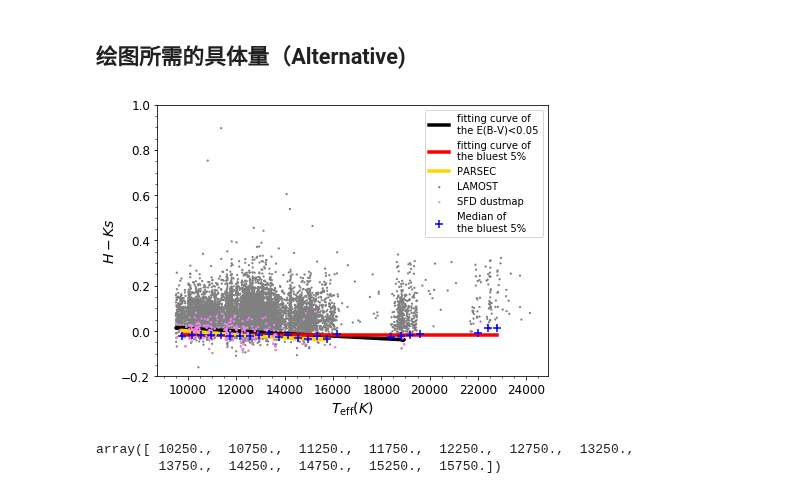
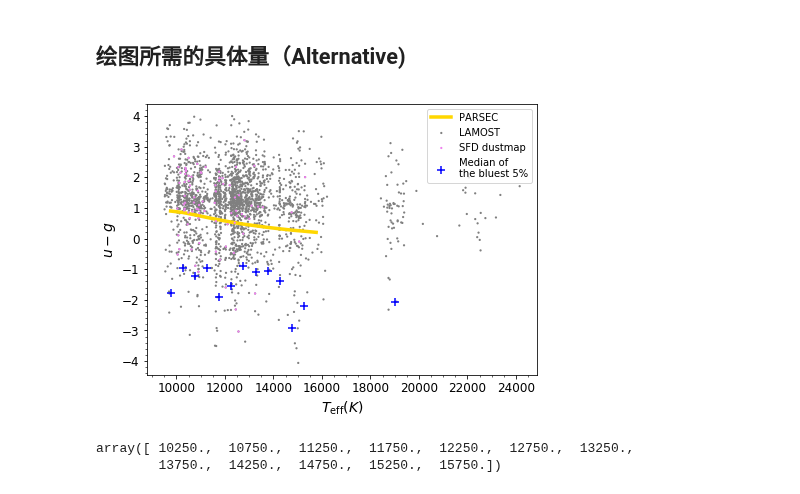
Before and after one commit to DengDingshan/OBIC_serious, a Jupyter notebook: LAMOST_fitcurve_pandas-New2.ipynb, the cells around one changed output. Saved outputs shown, nothing was run; the diff lists cells and outputs as text; code cells hidden in the pictures.

```diff
--- a/LAMOST_fitcurve_pandas-New2.ipynb
+++ b/LAMOST_fitcurve_pandas-New2.ipynb
@@ -272,14 +274,14 @@ bin_width_par = 500
 teff_start_par = np.min(starcatalog_fram_fil[teff])
 teff_end_par = np.max(starcatalog_fram_fil[teff])
 
-parseccolor1 = color1+'mag'
-parseccolor2 = color2+'mag'
+parseccolor1 = color1#+'mag'
+parseccolor2 = color2#+'mag'
 color_total = []
 teff_total = []
 for i in range(int((teff_end_par-teff_start_par)/bin_width_par)):
     parsecframe_bin = parsecframe[( (teff_start_par+i*bin_width_par) <=10**parsecframe['logTe']) & \
                 (10**parsecframe['logTe']< (teff_start_par+ (i+1)*bin_width_par) )]
-    color_total.append(np.median(np.array(parsecframe_bin[parseccolor1]-parsecframe_bin['Ksmag'])))#'Ksmag''NUVmag'
+    color_total.append(np.median(np.array(parsecframe_bin[parseccolor1]-parsecframe_bin[parseccolor2])))#'Ksmag''NUVmag'
     teff_total.append(teff_start_par+(i+0.5)*bin_width_par)
 
 parsec_color = np.array(color_total)
@@ -296,7 +298,7 @@ parsec_teff = np.array(teff_total)
 #teff_start = min(starcatalog_fram_fil[teff])-min(starcatalog_fram_fil[teff])%(bin_width / 2)
 
 teff_start= np.min(starcatalog_fram_fil[teff])
-slide_index = 400 #the pace of slide
+slide_index = 500 #the pace of slide
 #bin_number = math.ceil((max(starcatalog_fram_fil[teff])-teff_start) / bin_width)
 # %%
 #filt BBFrame
@@ -441,7 +443,7 @@ SFD_catalog_teff = []
 lens = len(SFD_tbl_ratio)
 
 for i in range(lens):
-    if SFD_tbl_ratio['SFD_ebv'].values[i] < 0.1:
+    if SFD_tbl_ratio['SFD_ebv'].values[i] < 0.05:
         print(SFD_tbl_ratio['SFD_ebv'].values[i])
         SFD_colorindex = SFD_tbl_ratio[color1].values[i]\
         - (SFD_tbl_ratio[color2].values[i])
@@ -450,7 +452,7 @@ for i in range(lens):
         SFD_catalog_teff.append(SFD_tbl_ratio[teff].values[i])
         print(i)
 #     print(i)
-SFD_catalog_teff_fit = list(np.array(SFD_catalog_teff)/100000)
+SFD_catalog_teff_fit = list(np.array(SFD_catalog_teff)/10000)
 # print(time.time() - time_start)
 # %% [output]
 0.0300970822573
@@ -517,8 +519,8 @@ SFD_catalog_teff_fit = list(np.array(SFD_catalog_teff)/100000)
 ## 图片保存格式（Input:)
 # %%
 ### figures & Savename
-cc1 = 'H'
-cc2 = 'Ks'
+cc1 = 'u'
+cc2 = 'g'
 
 save = data_dir + 'pictures/'
 # save = '/Users/SY/Desktop/obic/picture/'
@@ -526,17 +528,9 @@ save = data_dir + 'pictures/'
 i = datetime.datetime.now()
 date_now = "%s_%s_%s_" % (i.year, i.month, i.day)
 ylabel = '$%s - %s$'%(cc1,cc2)
-savename1 = save + date_now + cc1 + cc2 + 'logg3'+'.png'
+savename1 = save + date_now + cc1 + cc2 + 'LMOB'+'FEH'+'>'+'0'+'.png'
 savename2 = save + date_now + cc1 + '_HR_' + cc2 +'.png'
 savename3 = save + date_now + 'errteff.png'
-
-savename5 = save + date_now + cc1 + cc2 + 'FEH'+'Plus'+'8582new'+'.png'
-savename6 = save + date_now + cc1 + cc2 + 'FEH'+'Plus'+'_sdssno'+'.png'
-savename7 = save + date_now + cc1 + cc2 + 'FEH'+'Plus'+'galexyes'+'.png'
-savename8 = save + date_now + cc1 + cc2 + 'FEH'+'Plus'+'8582new'+'pure'+'.png'
-savename9 = save + date_now + cc1 + cc2 + 'FEH'+'Plus'+'8582new'+'<16000_all'+'.png'
-savename10 = save + date_now + cc1 + cc2 + 'FEH'+'Plus'+'8582new'+'part'+'<20000'+'.png'
-savename11 = save + date_now + cc1 + cc2 + 'FEH'+'Plus'+'8582new'+'<16000'+'.png'
 # %%
 # plt hist of ebv
 
@@ -579,47 +573,47 @@ plt.scatter(starcatalog_fram_fil[teff], starcatalog_fram_fil[color1]-starcatalog
 plt.scatter(SFD_catalog_teff,SFD_catalog_color,alpha=1,edgecolors='None',c='violet',s=5,label='SFD dustmap',zorder=2)
 
 # SFD fitcurve
-plt.plot(SFD_catalog_teff, SFD_vals, c='black',linewidth = 3.5,label='fitting curve of \nthe E(B-V)<0.05',zorder=1)
+#plt.plot(SFD_catalog_teff, SFD_vals, c='black',linewidth = 3.5,label='fitting curve of \nthe E(B-V)<0.05',zorder=1)
 
 # ic plot from blue edge
-plt.plot(int_teff, colorvals, c='r',linewidth = 3.5,label='fitting curve of \nthe bluest 5%',zorder=1,alpha=1)
+#plt.plot(int_teff, colorvals, c='r',linewidth = 3.5,label='fitting curve of \nthe bluest 5%',zorder=1,alpha=1)
 
 # ic from blue edge
 
 plt.scatter(int_teff, int_color, edgecolors='None',c='b', marker = '+',s=50,label='Median of\nthe bluest 5%',zorder=2)
 
 # ic from Allen's work
 # plt.scatter(BBFrame_fil['Teff'],BBFrame_fil['J-H'],c='lime',s=11,label='Allen',zorder=2)
 
 #ic from parsec
 #plt.scatter(parsec_teff,parsec_color,c='gold',s=5,label='PARSEC',zorder=2)
 plt.plot(parsec_teff, parsec_color, c='gold',linewidth = 3.5,label='PARSEC',zorder=1,alpha=1)
 ### Draw the plot
 
 # plt.xlabel('$T_\mathrm{eff}$'); plt.ylabel(ylabel)
 #plt.scatter(BBFrame_fil['Teff'],BBFrame_fil['J-H'],c='lightgreen',s=15,label='Allen')
 
 plt.legend(loc='upper right')
 #new_ticks = np.linspace(-1,2,7)
 #plt.yticks(new_ticks)
 
 # plt.ylim(np.min(starcatalog_fram_fil[color1] - starcatalog_fram_fil[color2]) - 0.5,\
 #         np.max(starcatalog_fram_fil[color1] - starcatalog_fram_fil[color2]))
 #plt.ylim(np.min(starcatalog_fram_fil[color1] - starcatalog_fram_fil[color2]) - 0.5,\
 #       4)
 
 plt.xticks(fontsize=12)
 plt.yticks(fontsize=12)
 # plt.savefig(savename1,dpi=200)
 plt.minorticks_on()
-plt.ylim(-0.2,1)
-plt.yticks([-0.2,0,0.2,0.4,0.6,0.8,1])
+#plt.ylim(-0.4,1.6)
+#plt.yticks([-0.4,-0.2,0,0.2,0.4,0.6,0.8,1,1.2,1.4,1.6])
 #plt.xlim(9000,25000)
-#plt.savefig(savename9,dpi=200)
+plt.savefig(savename1,dpi=200)
 
 plt.show()
 # %% [output]
-[figure, old version]
+[figure, new version]
 # %%
 parsec_teff
 # %% [output]
```
Also changed, not shown: parts of 10 cells of this notebook.
